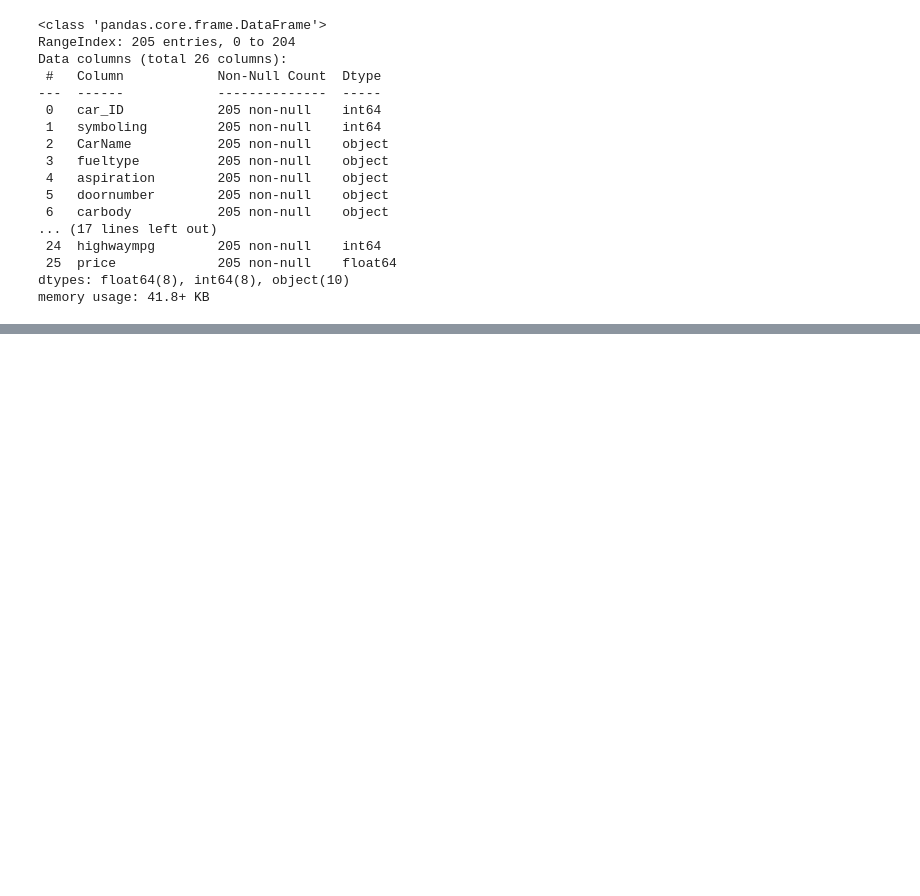
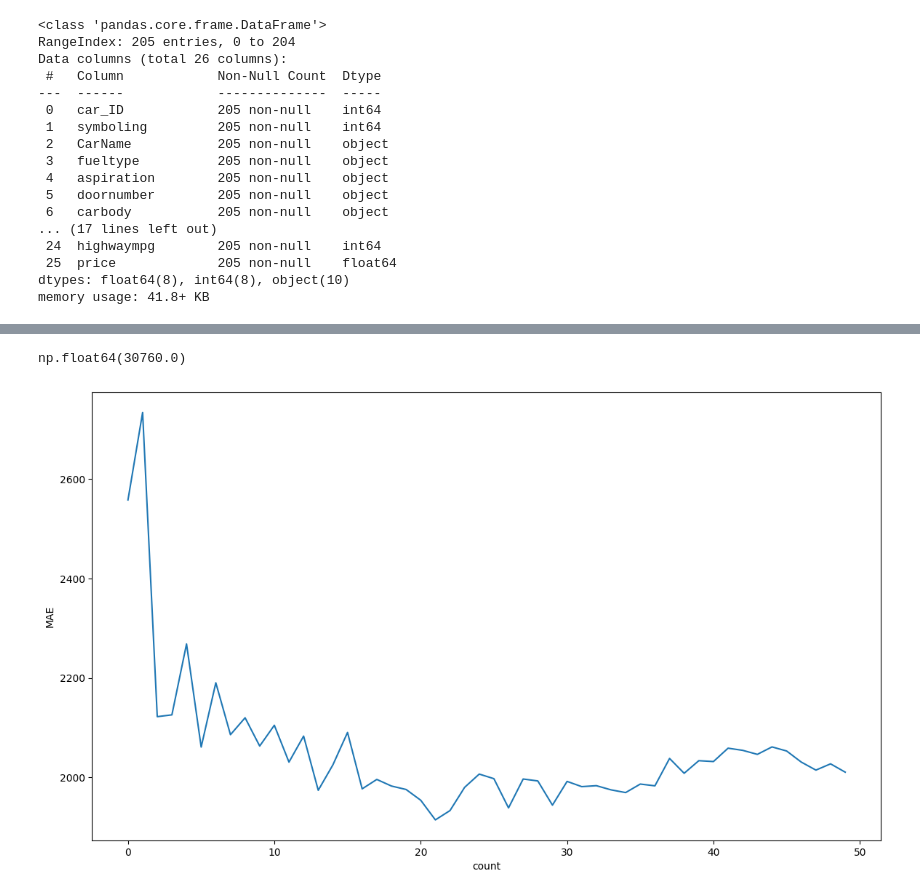
Before and after one commit to 1124apm/Multicam_2025, a Jupyter notebook: 250930/01_부스팅_보와나ㅏㅏ.ipynb, the cells around one changed output, grey strips where cells are left out. Cells and saved outputs as stored; diff of their text form; code cells hidden in the pictures; blank space fills up the shorter version.

```diff
--- a/250930/01_부스팅_보와나ㅏㅏ.ipynb
+++ b/250930/01_부스팅_보와나ㅏㅏ.ipynb
@@ -474,0 +522,28 @@ True
+# %%
+# 특정 컬럼을 제외
+feature_names = car_num.columns.difference(['car_ID', 'symboling', 'price'])
+
+x = car_num[feature_names].values
+y = car_num['price'].values
+# %%
+# train, test 7:3으로 분할
+X_train, X_test, Y_train, Y_test = train_test_split(
+    x, y, test_size= 0.3, random_state= 42
+)
+# %%
+# 모델 생성 (기본값)
+reg = AdaBoostRegressor()
+
+reg.fit(X_train, Y_train)
+pred = reg.predict(X_test)
+
+# 평가
+mse = mean_squared_error(Y_test, pred)
+rmse = np.sqrt(mse)
+mae = mean_absolute_error(Y_test, pred)
+r2 = r2_score(Y_test, pred)
+
+print('MSE : ', round(mse, 2))
+print('RMSE : ', round(rmse, 2))
+print('MAE : ', round(mae, 2))
+print('R2 : ', round(r2, 2))
@@ -474,0 +567,20 @@ True
+# %%
+# 정답
+Y_test[0]
+# %% [output]
+np.float64(30760.0)
+# %%
+# 각 단계별 중간 예측
+pred_list = []
+for _pred in list(reg.staged_predict(X_test)):
+    # print(mean_absolute_error(Y_test, pred))
+    pred_list.append(mean_absolute_error(Y_test, _pred))
+# %%
+# 평균 절대 오차의 변화율 시각화
+plt.figure(figsize=(14, 8))
+plt.plot(pred_list)
+plt.xlabel('count')
+plt.ylabel('MAE')
+plt.show()
+# %% [output]
+[figure, added]
```
Also changed, not shown: parts of 12 cells of this notebook, 5 other files.
